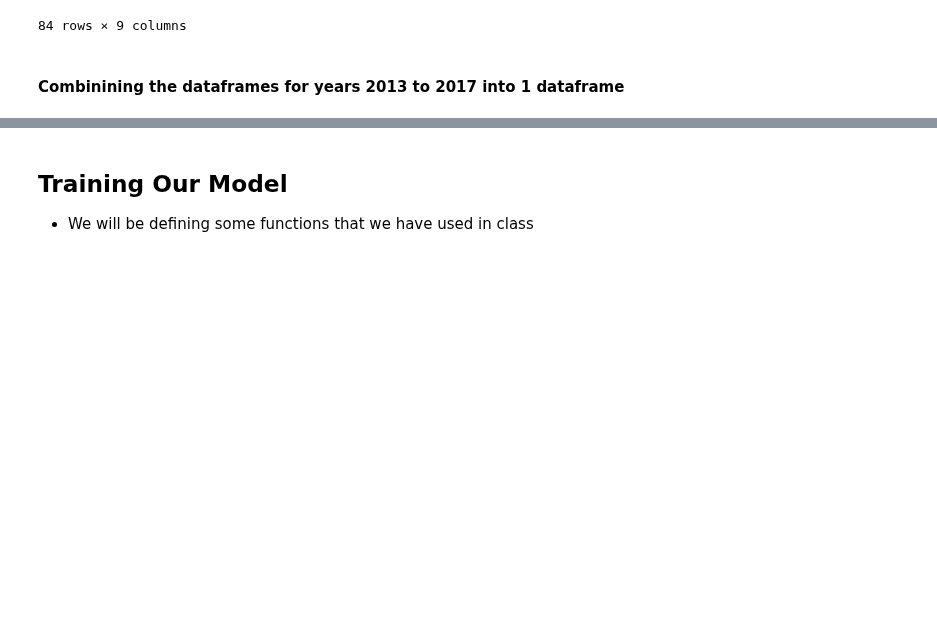
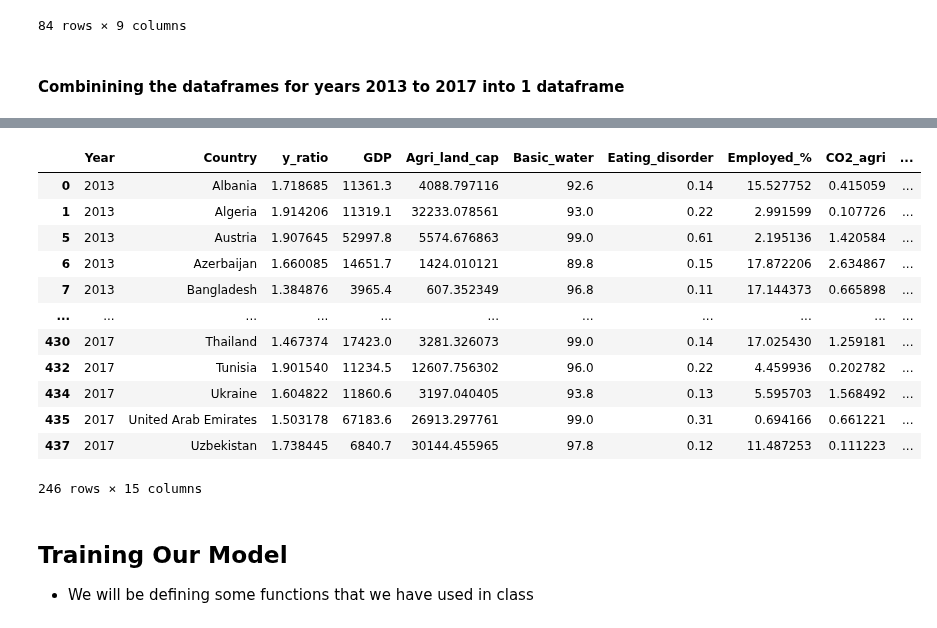
Before and after one commit to tanjoash/2D_data_driven_world, a Jupyter notebook: 2dwork/2D DDW.ipynb, the cells around one changed output, grey strips where cells are left out. Saved outputs shown, nothing was run; the diff lists cells and outputs as text; code cells hidden in the pictures; blank space fills up the shorter version.

```diff
--- a/2dwork/2D DDW.ipynb
+++ b/2dwork/2D DDW.ipynb
@@ -511,8 +511,4 @@ def identify_outlier(dataframe, i):
     upper_outlier = q3 + 1.5*IQR
     lower_outlier = q1 - 1.5*IQR
     return upper_outlier, lower_outlier
-
-def normalize_z(dfin):
-    dfout = (dfin - dfin.mean(axis=0))/dfin.std(axis=0)
-    return dfout
 # %%
@@ -520,0 +517,23 @@ def drop_outlier_value(df, column, outlier_value):
+# %%
+# identifier outlier for each factor
+GDP_outlier = identify_outlier(dfallyears_combined, "GDP")
+Agri_cap_outlier = identify_outlier(dfallyears_combined, "Agri_land_cap")
+Water_outlier = identify_outlier(dfallyears_combined, "Basic_water")
+Eating_outlier = identify_outlier(dfallyears_combined, "Eating_disorder")
+Employed_outlier = identify_outlier(dfallyears_combined, "Employed_%")
+CO2_outlier = identify_outlier(dfallyears_combined, "CO2_agri")
+
+# removal of rows with outliers
+dfallyears_removed = dfallyears_combined.copy()
+dfallyears_removed = dfallyears_removed.loc[(dfallyears_removed["GDP"] <= GDP_outlier[0]) & (dfallyears_removed["GDP"] >= GDP_outlier[1]), :]
+dfallyears_removed = dfallyears_removed.loc[(dfallyears_removed["Agri_land_cap"] <= Agri_cap_outlier[0]) & (dfallyears_removed["Agri_land_cap"] >= Agri_cap_outlier[1]), :]
+dfallyears_removed = dfallyears_removed.loc[(dfallyears_removed["Basic_water"] <= Water_outlier[0]) & (dfallyears_removed["Basic_water"] >= Water_outlier[1]), :]
+dfallyears_removed = dfallyears_removed.loc[(dfallyears_removed["Eating_disorder"] <= Eating_outlier[0]) & (dfallyears_removed["Eating_disorder"] >= Eating_outlier[1]), :]
+dfallyears_removed = dfallyears_removed.loc[(dfallyears_removed["Employed_%"] <= Employed_outlier[0]) & (dfallyears_removed["Employed_%"] >= Employed_outlier[1]), :]
+dfallyears_removed = dfallyears_removed.loc[(dfallyears_removed["CO2_agri"] <= CO2_outlier[0]) & (dfallyears_removed["CO2_agri"] >= CO2_outlier[1]), :]
+dfallyears_removed
+# dfallyears_combined_2 = dfallyears_combined.loc[(dfallyears_combined["Agri_land_cap"] <= identify_outlier(dfallyears_combined, "Agri_land_cap")[0]) &(dfallyears_combined["Agri_land_cap"] >= identify_outlier(dfallyears_combined, "Agri_land_cap")[1]), :]
+# dfallyears_combined_3 = dfallyears_combined.loc[(dfallyears_combined["Basic_water"] <= identify_outlier(dfallyears_combined, "Basic_water")[0]) &(dfallyears_combined["Basic_water"] >= identify_outlier(dfallyears_combined, "Basic_water")[1]), :]
+# dfallyears_combined_4 = dfallyears_combined.loc[(dfallyears_combined["Eating_disorder"] <= identify_outlier(dfallyears_combined, "Eating_disorder")[0]) &(dfallyears_combined["Eating_disorder"] >= identify_outlier(dfallyears_combined, "Eating_disorder")[1]), :]
+# dfallyears_combined_5 = dfallyears_combined.loc[(dfallyears_combined["Employed_%"] <= identify_outlier(dfallyears_combined, "Employed_%")[0]) &(dfallyears_combined["Employed_%"] >= identify_outlier(dfallyears_combined, "Employed_%")[1]), :]
+# dfallyears_combined_6 = dfallyears_combined.loc[(dfallyears_combined["CO2_agri"] <= identify_outlier(dfallyears_combined, "CO2_agri")[0]) &(dfallyears_combined["CO2_agri"] >= identify_outlier(dfallyears_combined, "CO2_agri")[1]), :]
@@ -618,3 +556,30 @@ df2017_normalized
+# %%
+def normalize_z(df):
+    dfout = (df - df.mean(axis = 0)) / df.std(axis = 0)
+    return dfout
+# %%
+dfallyears_normalized = dfallyears_removed.copy()
+dfallyears_normalized["GDP__normalized"] = normalize_z(dfallyears_normalized["GDP"])
+dfallyears_normalized["Agri_land_cap_normalized"] = normalize_z(dfallyears_normalized["Agri_land_cap"])
+dfallyears_normalized["Basic_water_normalized"] = normalize_z(dfallyears_normalized["Basic_water"])
+dfallyears_normalized["Eating_disorder_normalized"] = normalize_z(dfallyears_normalized["Eating_disorder"])
+dfallyears_normalized["Employed_%_normalized"] = normalize_z(dfallyears_normalized["Employed_%"])
+dfallyears_normalized["CO2_agri_normalized"] = normalize_z(dfallyears_normalized["CO2_agri"])
+dfallyears_normalized
+# %% [output]
+|  | Year | Country | y_ratio | GDP | Agri_land_cap | Basic_water | Eating_disorder | Employed_% | CO2_agri | ... |
+| 0 | 2013 | Albania | 1.718685 | 11361.3 | 4088.797116 | 92.6 | 0.14 | 15.527752 | 0.415059 | ... |
+| 1 | 2013 | Algeria | 1.914206 | 11319.1 | 32233.078561 | 93.0 | 0.22 | 2.991599 | 0.107726 | ... |
+| 5 | 2013 | Austria | 1.907645 | 52997.8 | 5574.676863 | 99.0 | 0.61 | 2.195136 | 1.420584 | ... |
+| 6 | 2013 | Azerbaijan | 1.660085 | 14651.7 | 1424.010121 | 89.8 | 0.15 | 17.872206 | 2.634867 | ... |
+| 7 | 2013 | Bangladesh | 1.384876 | 3965.4 | 607.352349 | 96.8 | 0.11 | 17.144373 | 0.665898 | ... |
+| ... | ... | ... | ... | ... | ... | ... | ... | ... | ... | ... |
+| 430 | 2017 | Thailand | 1.467374 | 17423.0 | 3281.326073 | 99.0 | 0.14 | 17.025430 | 1.259181 | ... |
+| 432 | 2017 | Tunisia | 1.901540 | 11234.5 | 12607.756302 | 96.0 | 0.22 | 4.459936 | 0.202782 | ... |
+| 434 | 2017 | Ukraine | 1.604822 | 11860.6 | 3197.040405 | 93.8 | 0.13 | 5.595703 | 1.568492 | ... |
+| 435 | 2017 | United Arab Emirates | 1.503178 | 67183.6 | 26913.297761 | 99.0 | 0.31 | 0.694166 | 0.661221 | ... |
+| 437 | 2017 | Uzbekistan | 1.738445 | 6840.7 | 30144.455965 | 97.8 | 0.12 | 11.487253 | 0.111223 | ... |
+246 rows × 15 columns
 # %% [markdown]
 ## Training Our Model
 - We will be defining some functions that we have used in class
```
Also changed, not shown: parts of 13 cells of this notebook.
